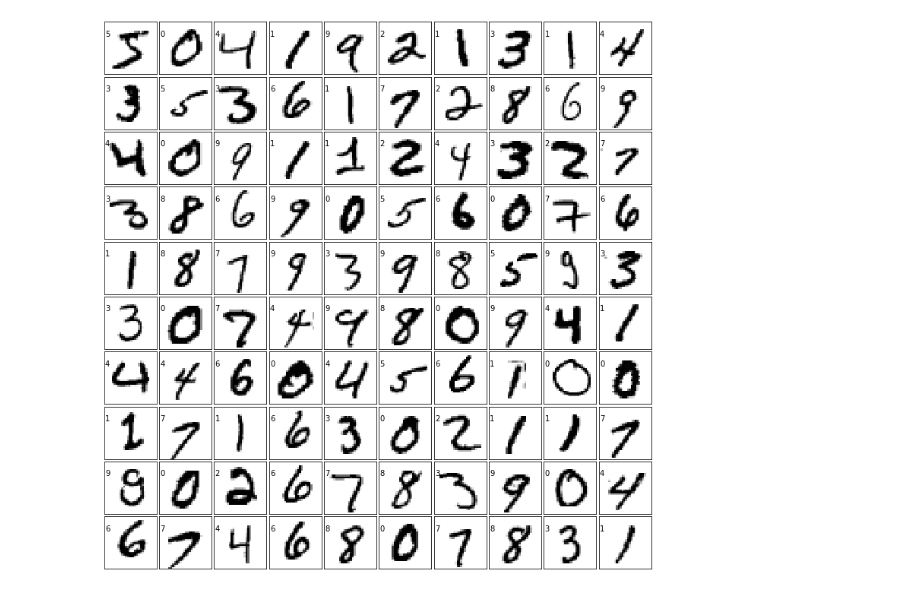
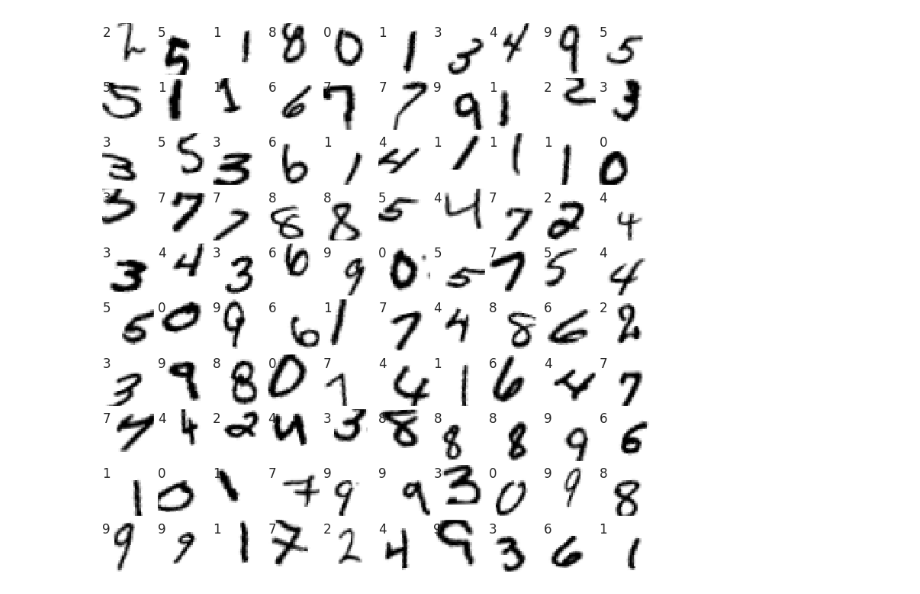
Before and after one commit to marcinwolter/DeepLearning_2020, a Jupyter notebook: mnist_cnn_augmentation.ipynb, the cells around one changed output. Drawn from its saved outputs; the diff is of its cells as text; code cells hidden in the pictures.

```diff
--- a/mnist_cnn_augmentation.ipynb
+++ b/mnist_cnn_augmentation.ipynb
@@ -62,0 +68,23 @@ Downloading data from https://storage.googleapis.com/tensorflow/tf-keras-dataset
+# %%
+N_TRAIN_EXAMPLES = 1000 #3000
+N_TEST_EXAMPLES = 10000
+
+x_train = x_train[:N_TRAIN_EXAMPLES]
+x_test = x_test[:N_TEST_EXAMPLES]
+y_train = y_train[:N_TRAIN_EXAMPLES]
+y_test = y_test[:N_TEST_EXAMPLES]
+# %%
+# CREATE MORE IMAGES VIA DATA AUGMENTATION
+
+datagen = ImageDataGenerator(
+        rotation_range=20,
+        zoom_range = 0.20,
+        width_shift_range=0.2,
+        height_shift_range=0.2)
+'''
+datagen = ImageDataGenerator(
+        rotation_range=0,
+        zoom_range = 0.0,
+        width_shift_range=0.0,
+        height_shift_range=0.0)
+'''
@@ -62,0 +93,13 @@ Downloading data from https://storage.googleapis.com/tensorflow/tf-keras-dataset
+# %%
+# see augmentation example (single digit)
+fig = plt.figure(figsize=(10, 10))
+fig.subplots_adjust(left=0, right=1, bottom=0, top=1, hspace=0.05, wspace=0.05)
+
+for i in range(0, 100):
+    for X_train, Y_train in datagen.flow(x_train[2:3], y_train[2:3], batch_size=1, shuffle=False):
+         plt.subplot(10,10,i+1)
+         plt.imshow(X_train[0].reshape((img_rows, img_cols)), cmap=plt.cm.binary, interpolation='nearest')
+         plt.axis('off')
+         break
+
+plt.show()
@@ -63,16 +108,18 @@ Downloading data from https://storage.googleapis.com/tensorflow/tf-keras-dataset
 # %%
 #visualize the digits
 
 fig = plt.figure(figsize=(10, 10))  # figure size in inches
 fig.subplots_adjust(left=0, right=1, bottom=0, top=1, hspace=0.05, wspace=0.05)
 
+# generate augmented plot
+X_train, Y_train = datagen.flow(x_train,y_train, batch_size=100).next()
 for i in range(100):
     ax = fig.add_subplot(10, 10, i + 1, xticks=[], yticks=[])
-    ax.imshow(x_train[i].reshape(img_rows, img_cols), cmap=plt.cm.binary, interpolation='nearest')
+    ax.imshow(X_train[i].reshape(img_rows, img_cols), cmap=plt.cm.binary, interpolation='nearest')
     # label the image with the target value
-    ax.text(0, 7, str(y_train0[i]))
+    ax.text(0, 7, str(np.argmax(Y_train[i])))
 # %% [output]
-[figure, old version]
+[figure, new version]
 # %%
 # Our old fully connected (dense) network
 #model = Sequential()
```
Also changed, not shown: parts of 15 cells of this notebook.
